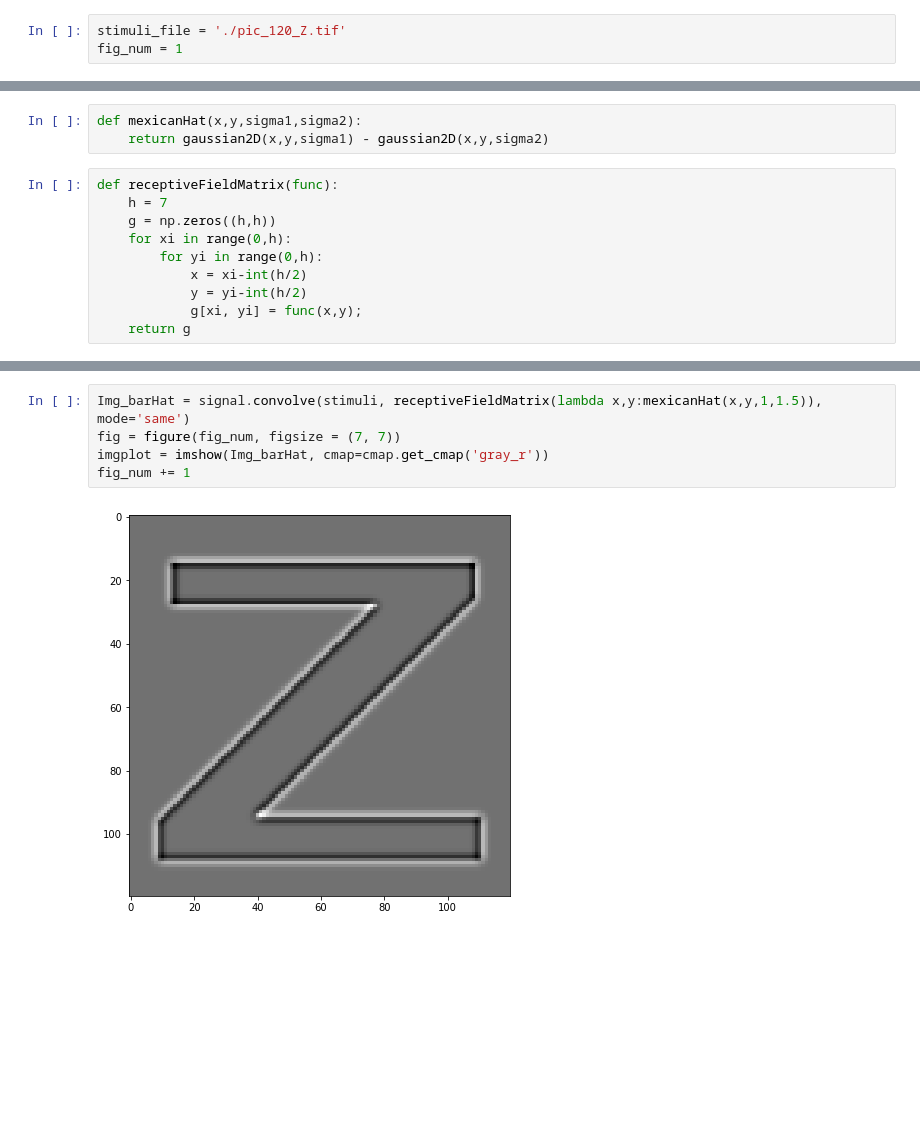
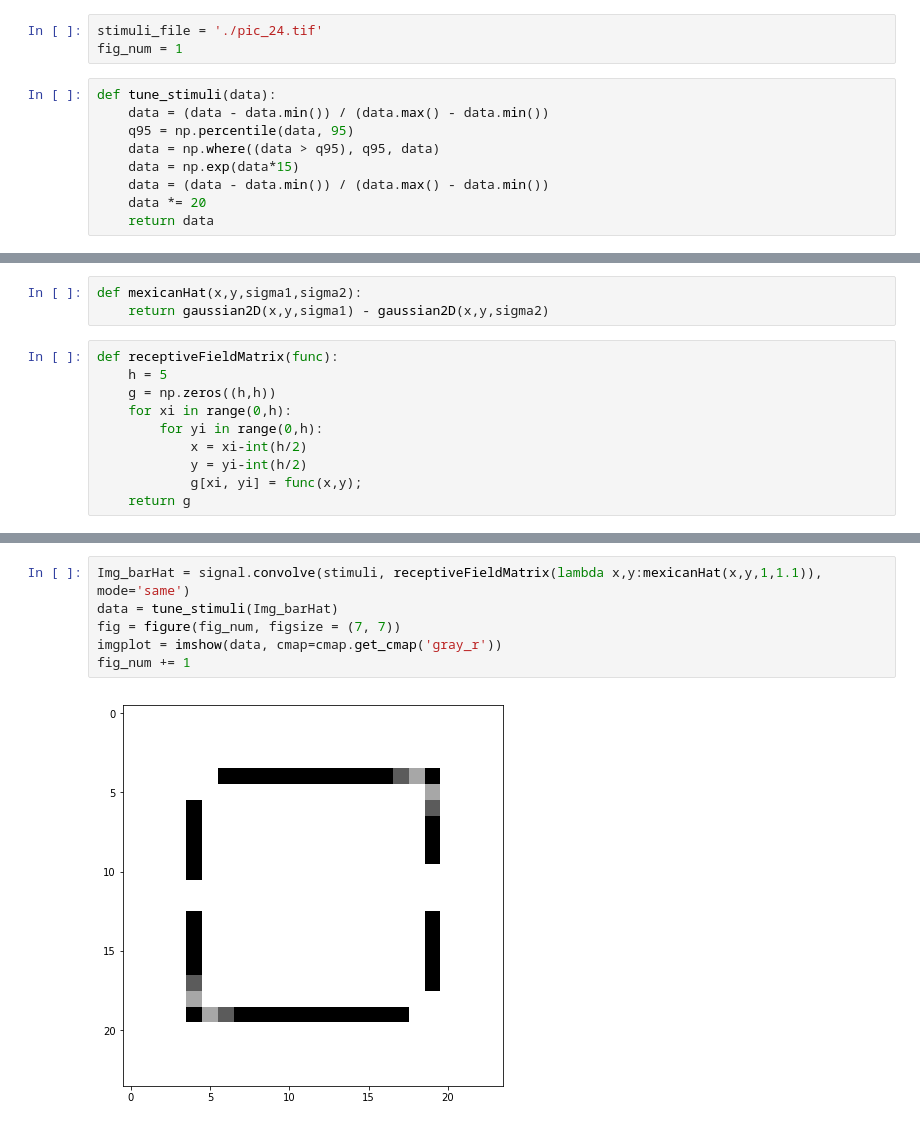
Before and after one commit to LSampath/v1-contour-integration, a Jupyter notebook: receptive_field_gaussian.ipynb, the cells around one changed output, grey strips where cells are left out. Cells and saved outputs as stored; diff of their text form; blank space fills up the shorter version.

```diff
--- a/receptive_field_gaussian.ipynb
+++ b/receptive_field_gaussian.ipynb
@@ -14,8 +14,17 @@ import matplotlib.pyplot as plt
 import math
 import time
 # %%
-stimuli_file = './pic_120_Z.tif'
+stimuli_file = './pic_24.tif'
 fig_num = 1
+# %%
+def tune_stimuli(data):
+    data = (data - data.min()) / (data.max() - data.min())
+    q95 = np.percentile(data, 95)
+    data = np.where((data > q95), q95, data)
+    data = np.exp(data*15)
+    data = (data - data.min()) / (data.max() - data.min())
+    data *= 20
+    return data
 # %%
 img = Image.open(stimuli_file)
 img.load()
@@ -42,7 +52,7 @@ def mexicanHat(x,y,sigma1,sigma2):
     return gaussian2D(x,y,sigma1) - gaussian2D(x,y,sigma2)
 # %%
 def receptiveFieldMatrix(func):
-    h = 7
+    h = 5
     g = np.zeros((h,h))
     for xi in range(0,h):
         for yi in range(0,h):
@@ -65,9 +75,10 @@ plotFilter(lambda x,y: mexicanHat(x,y,1.1,1))
 # %%
-Img_barHat = signal.convolve(stimuli, receptiveFieldMatrix(lambda x,y:mexicanHat(x,y,1,1.5)), mode='same')
+Img_barHat = signal.convolve(stimuli, receptiveFieldMatrix(lambda x,y:mexicanHat(x,y,1,1.1)), mode='same')
+data = tune_stimuli(Img_barHat)
 fig = figure(fig_num, figsize = (7, 7))
-imgplot = imshow(Img_barHat, cmap=cmap.get_cmap('gray_r'))
+imgplot = imshow(data, cmap=cmap.get_cmap('gray_r'))
 fig_num += 1
 # %% [output]
-[figure, old version]
+[figure, new version]
 # %%
 Img_barHat = signal.convolve(stimuli, receptiveFieldMatrix(lambda x,y:mexicanHat(x,y,1.1,1)), mode='same')
```
Also changed, not shown: parts of 22 cells of this notebook, 5 other files.
